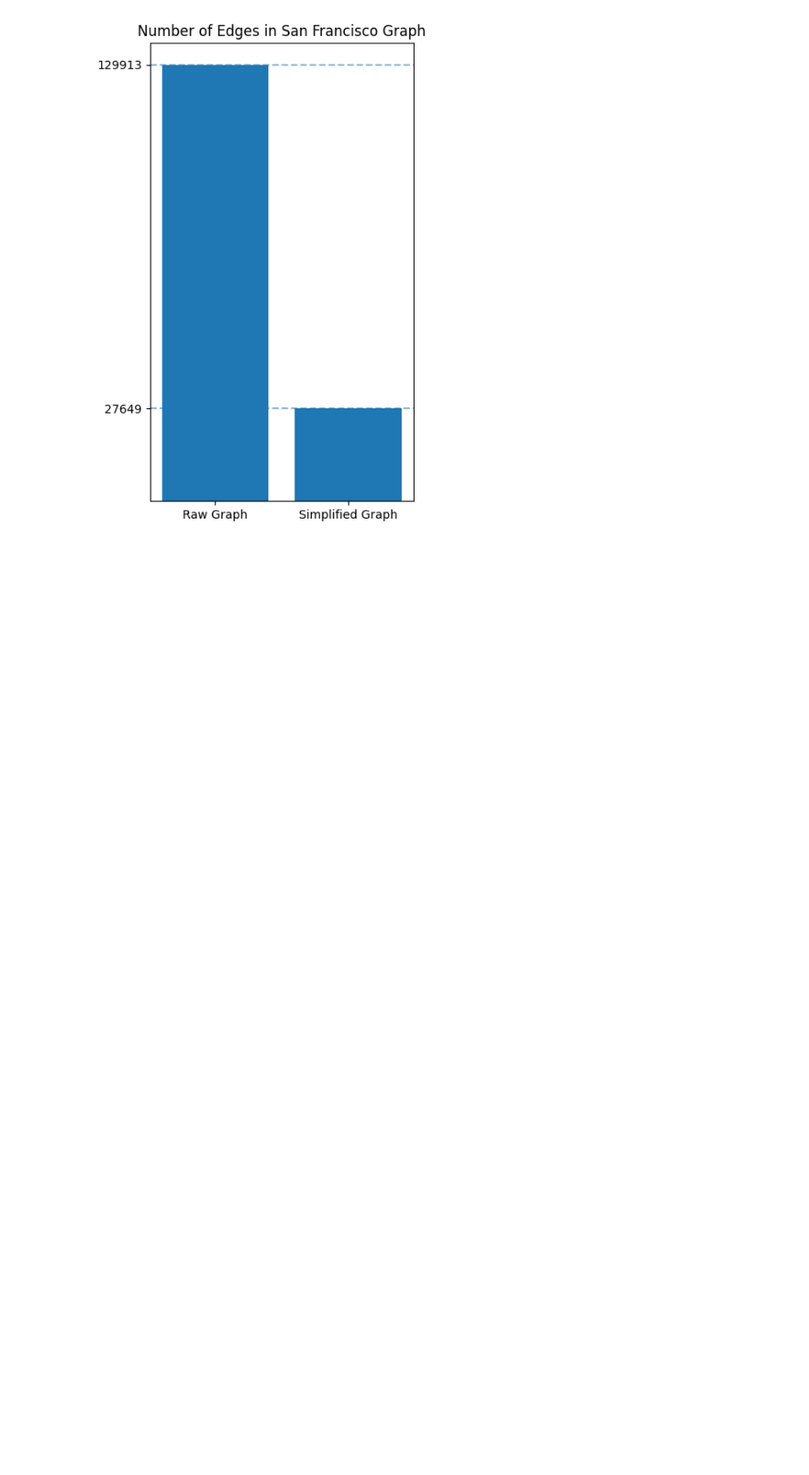
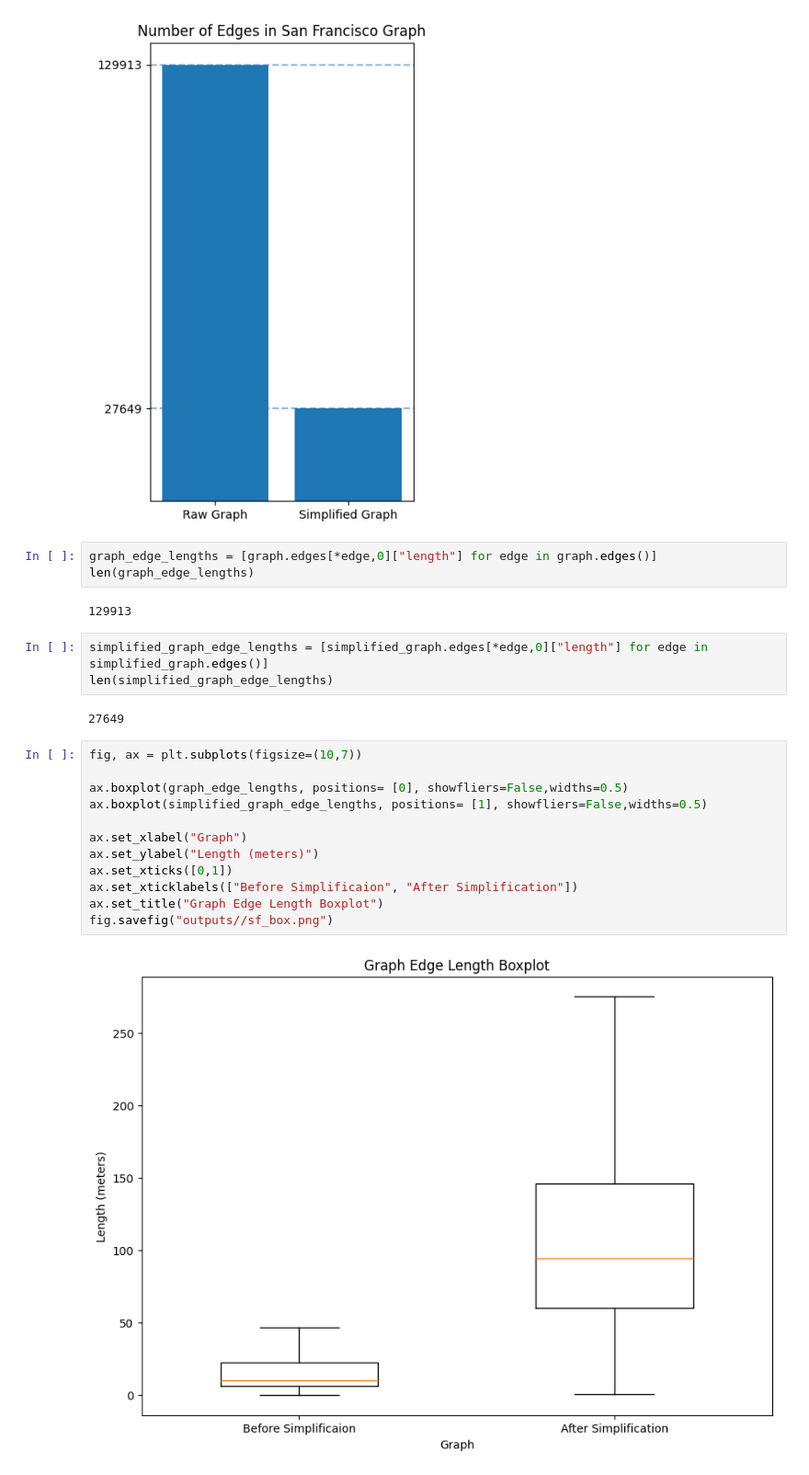
Before and after one commit to milad-4274/osm_graph_simplification, a Jupyter notebook: san_francisco.ipynb, the cells around one changed output. Shown at 92% size. Cells and saved outputs as stored; diff of their text form; blank space fills up the shorter version.

```diff
--- a/san_francisco.ipynb
+++ b/san_francisco.ipynb
@@ -58,3 +60,27 @@ ax.axhline(len(simplified_graph.edges()), ls="--", alpha=0.5)
 # %% [output]
 <matplotlib.lines.Line2D at 0x...>
 [figure]
+# %%
+graph_edge_lengths = [graph.edges[*edge,0]["length"] for edge in graph.edges()]
+len(graph_edge_lengths)
+# %% [output]
+129913
+# %%
+simplified_graph_edge_lengths = [simplified_graph.edges[*edge,0]["length"] for edge in simplified_graph.edges()]
+len(simplified_graph_edge_lengths)
+# %% [output]
+27649
+# %%
+fig, ax = plt.subplots(figsize=(10,7))
+
+ax.boxplot(graph_edge_lengths, positions= [0], showfliers=False,widths=0.5)
+ax.boxplot(simplified_graph_edge_lengths, positions= [1], showfliers=False,widths=0.5)
+
+ax.set_xlabel("Graph")
+ax.set_ylabel("Length (meters)")
+ax.set_xticks([0,1])
+ax.set_xticklabels(["Before Simplificaion", "After Simplification"])
+ax.set_title("Graph Edge Length Boxplot")
+fig.savefig("outputs//sf_box.png")
+# %% [output]
+[figure, added]
```
Also changed, not shown: parts of 12 cells of this notebook, 1 other file.
